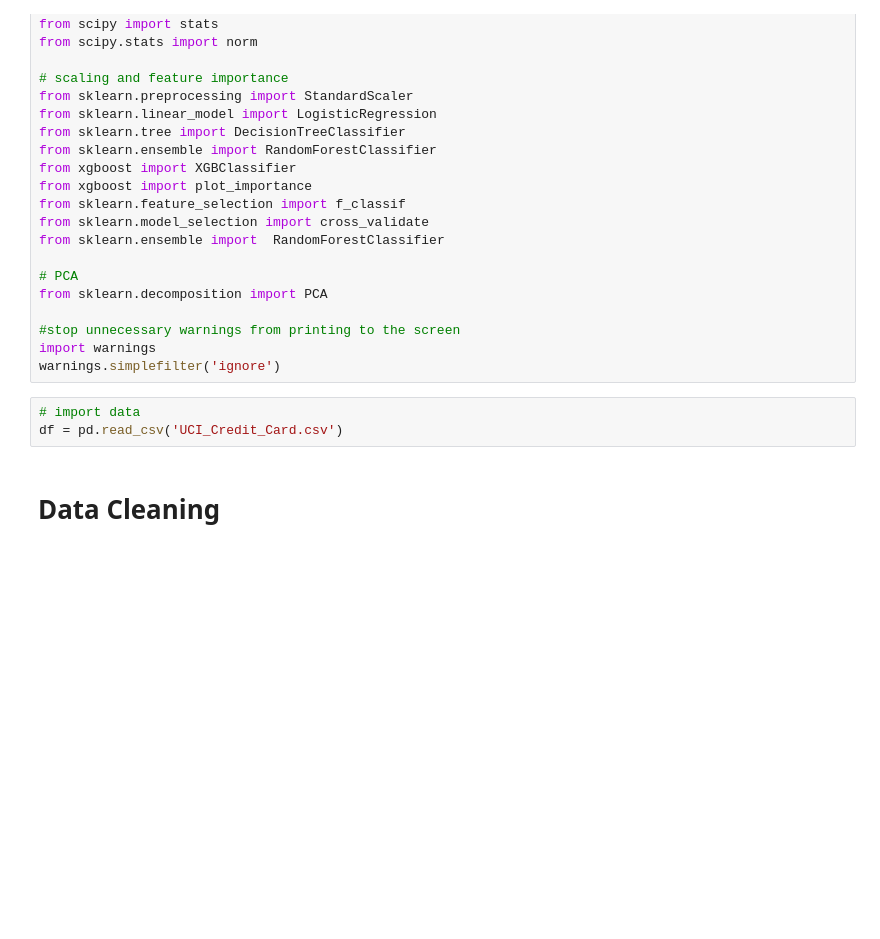
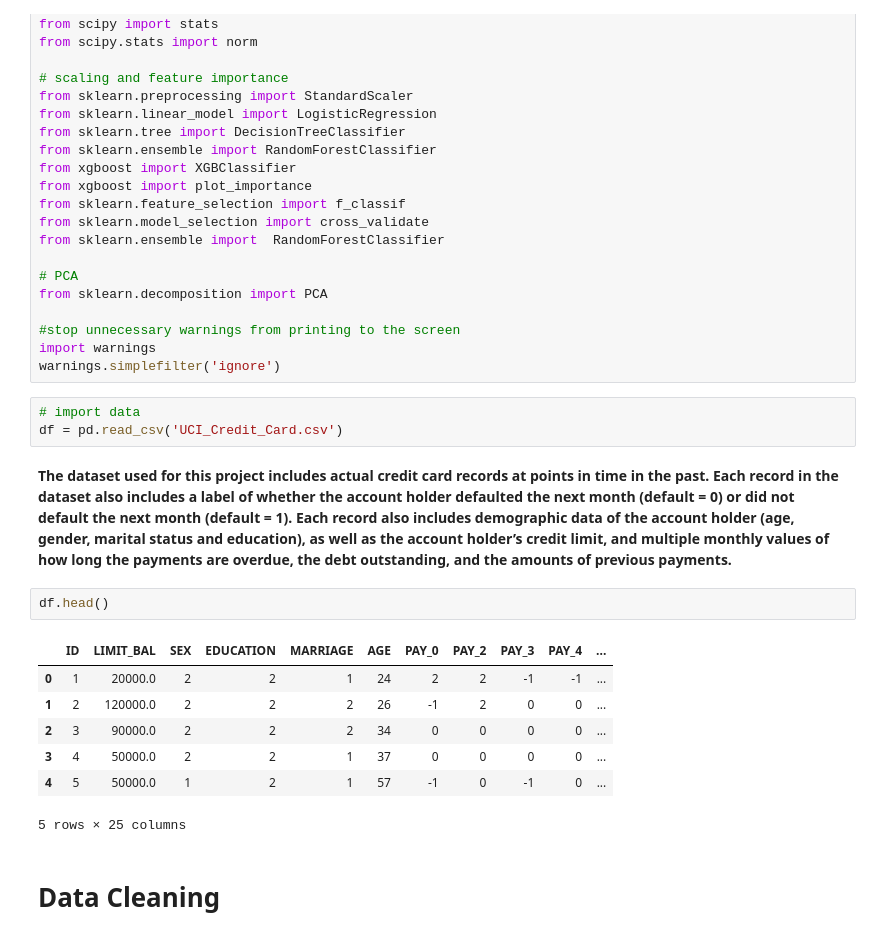
Before and after one commit to MaryDonovanMartello/Credit-Card-Default-Prediction, a Jupyter notebook: 1_EDA_Prep.ipynb, the cells around one changed output. Cells and saved outputs as stored; diff of their text form; blank space fills up the shorter version.

```diff
--- a/1_EDA_Prep.ipynb
+++ b/1_EDA_Prep.ipynb
@@ -45,6 +47,18 @@ warnings.simplefilter('ignore')
 # %%
 # import data
 df = pd.read_csv('UCI_Credit_Card.csv')
+# %% [markdown]
+**The dataset used for this project includes actual credit card records at points in time in the past.  Each record in the dataset also includes a label of whether the account holder defaulted the next month (default = 0) or did not default the next month (default = 1).  Each record also includes demographic data of the account holder (age, gender, marital status and education), as well as the account holder’s credit limit, and multiple monthly values of how long the payments are overdue, the debt outstanding, and the amounts of previous payments.**
+# %%
+df.head()
+# %% [output]
+|  | ID | LIMIT_BAL | SEX | EDUCATION | MARRIAGE | AGE | PAY_0 | PAY_2 | PAY_3 | PAY_4 | ... |
+| 0 | 1 | 20000.0 | 2 | 2 | 1 | 24 | 2 | 2 | -1 | -1 | ... |
+| 1 | 2 | 120000.0 | 2 | 2 | 2 | 26 | -1 | 2 | 0 | 0 | ... |
+| 2 | 3 | 90000.0 | 2 | 2 | 2 | 34 | 0 | 0 | 0 | 0 | ... |
+| 3 | 4 | 50000.0 | 2 | 2 | 1 | 37 | 0 | 0 | 0 | 0 | ... |
+| 4 | 5 | 50000.0 | 1 | 2 | 1 | 57 | -1 | 0 | -1 | 0 | ... |
+5 rows × 25 columns
 # %% [markdown]
 # Data Cleaning
 # %% [markdown]
```
Also changed, not shown: parts of 32 cells of this notebook.
